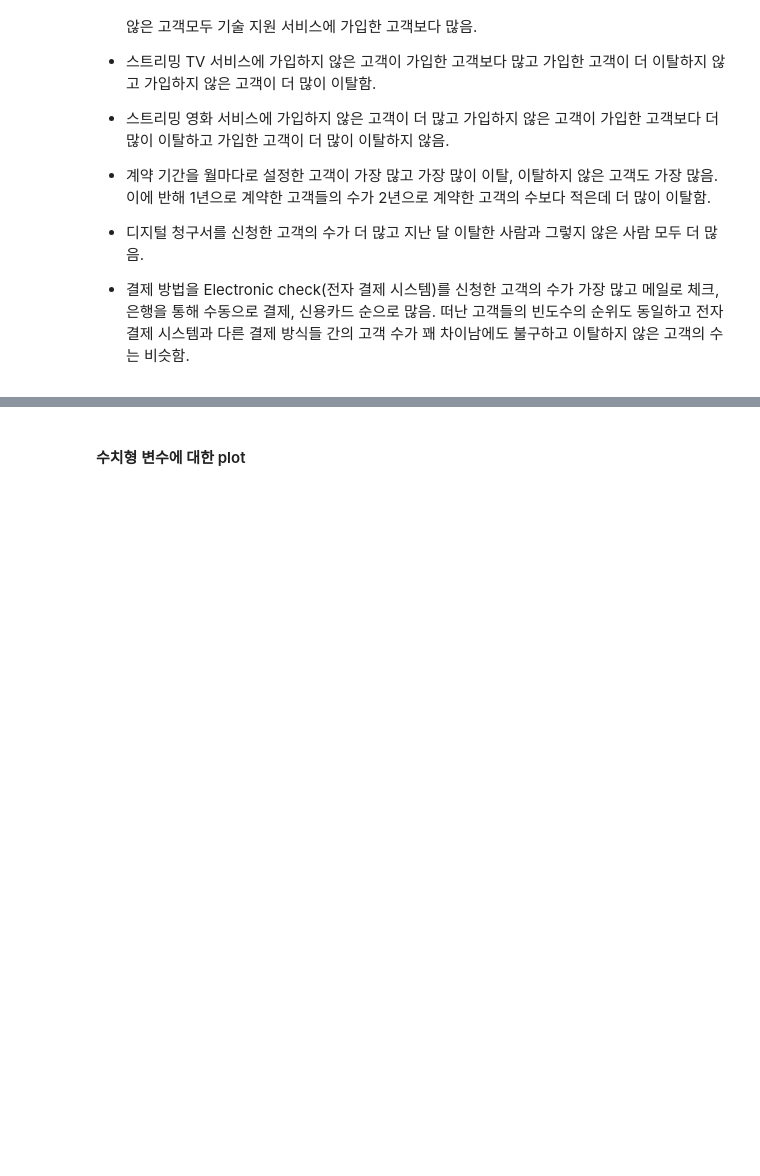
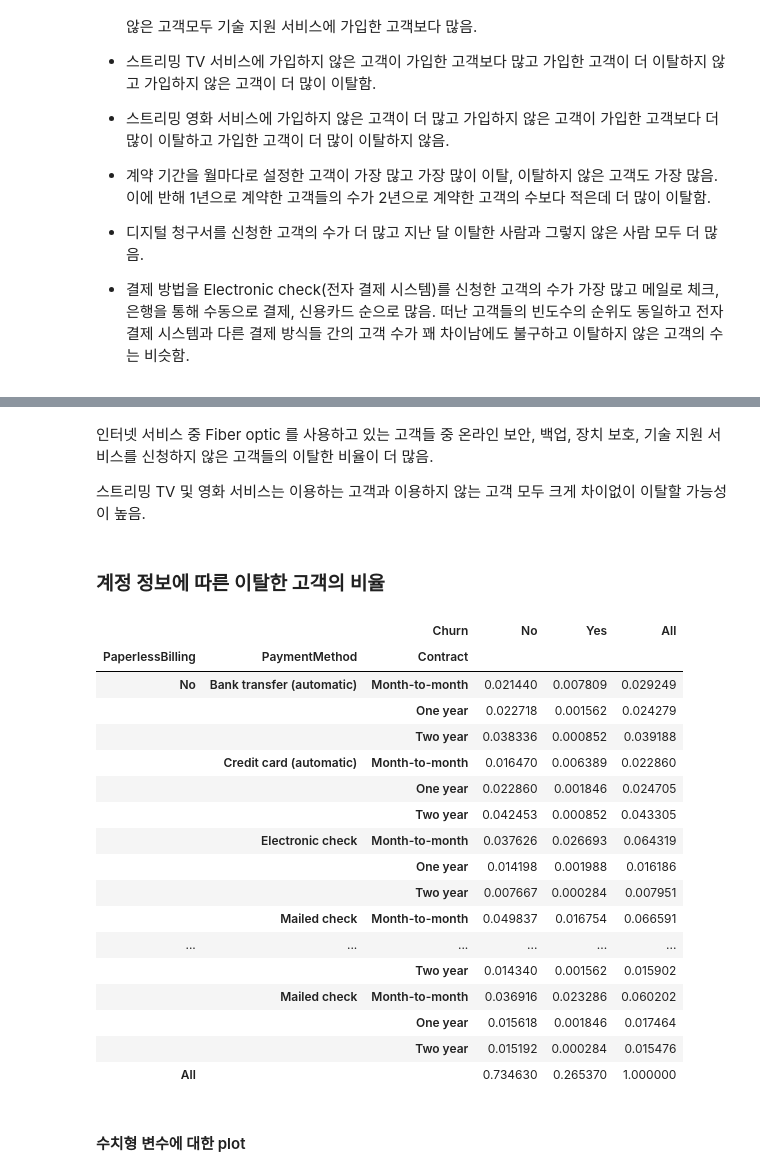
Before and after one commit to parkseonga/Kaggle_EDA, a Jupyter notebook: Practical training/Telco Customer.ipynb, the cells around one changed output, grey strips where cells are left out. Saved outputs shown, nothing was run; the diff lists cells and outputs as text; code cells hidden in the pictures; blank space fills up the shorter version.

```diff
--- a/Practical training/Telco Customer.ipynb
+++ b/Practical training/Telco Customer.ipynb
@@ -281,3 +449,30 @@ plt.show()
+# %% [markdown]
+인터넷 서비스 중 Fiber optic 를 사용하고 있는 고객들 중 온라인 보안, 백업, 장치 보호, 기술 지원 서비스를 신청하지 않은 고객들의 이탈한 비율이 더 많음.
+
+스트리밍 TV 및 영화 서비스는 이용하는 고객과 이용하지 않는 고객 모두 크게 차이없이 이탈할 가능성이 높음.
+# %% [markdown]
+### 계정 정보에 따른 이탈한 고객의 비율
+# %%
+pd.crosstab([df.PaperlessBilling,df.PaymentMethod,df.Contract],df.Churn,margins=True,normalize=True).style.background_gradient(cmap='summer_r')
+# %% [output]
+|  |  | Churn | No | Yes | All |
+| PaperlessBilling | PaymentMethod | Contract |  |  |  |
+| No | Bank transfer (automatic) | Month-to-month | 0.021440 | 0.007809 | 0.029249 |
+|  |  | One year | 0.022718 | 0.001562 | 0.024279 |
+|  |  | Two year | 0.038336 | 0.000852 | 0.039188 |
+|  | Credit card (automatic) | Month-to-month | 0.016470 | 0.006389 | 0.022860 |
+|  |  | One year | 0.022860 | 0.001846 | 0.024705 |
+|  |  | Two year | 0.042453 | 0.000852 | 0.043305 |
+|  | Electronic check | Month-to-month | 0.037626 | 0.026693 | 0.064319 |
+|  |  | One year | 0.014198 | 0.001988 | 0.016186 |
+|  |  | Two year | 0.007667 | 0.000284 | 0.007951 |
+|  | Mailed check | Month-to-month | 0.049837 | 0.016754 | 0.066591 |
+| ... | ... | ... | ... | ... | ... |
+|  |  | Two year | 0.014340 | 0.001562 | 0.015902 |
+|  | Mailed check | Month-to-month | 0.036916 | 0.023286 | 0.060202 |
+|  |  | One year | 0.015618 | 0.001846 | 0.017464 |
+|  |  | Two year | 0.015192 | 0.000284 | 0.015476 |
+| All |  |  | 0.734630 | 0.265370 | 1.000000 |
 # %% [markdown]
 #### 수치형 변수에 대한 plot
 # %%
```
Also changed, not shown: parts of 24 cells of this notebook.
